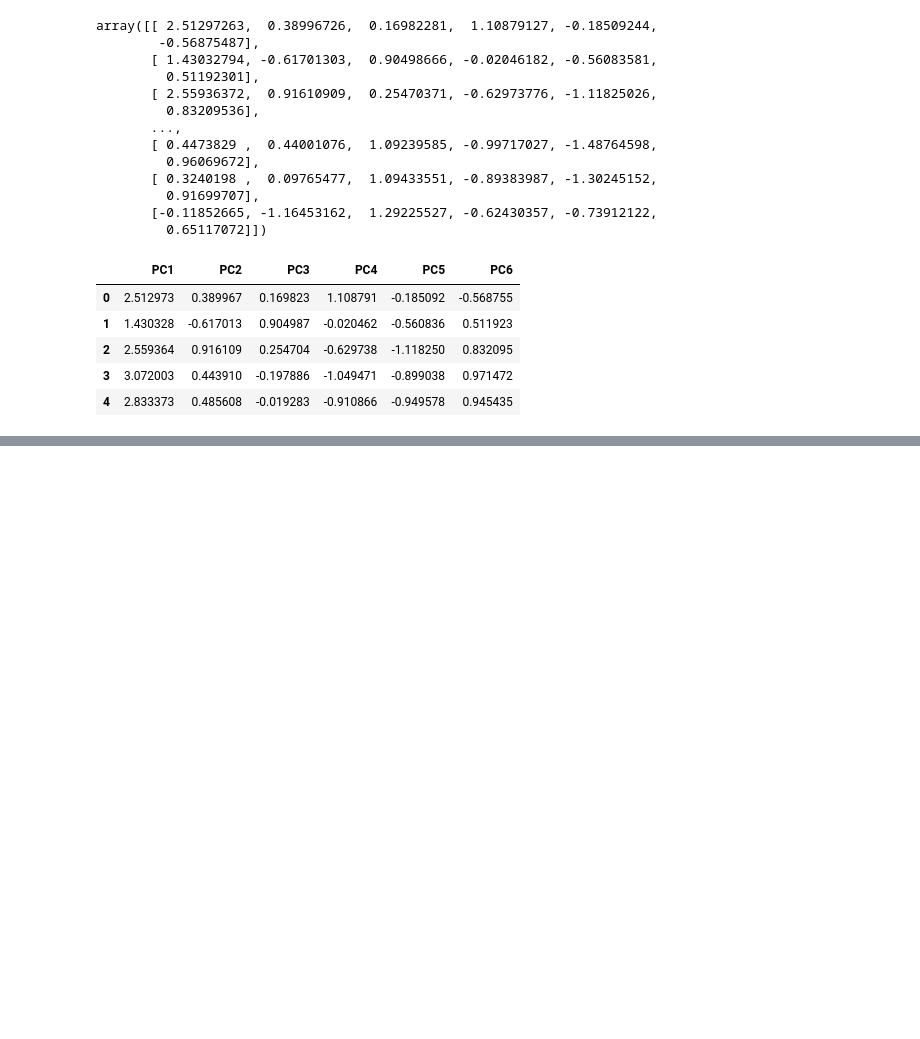
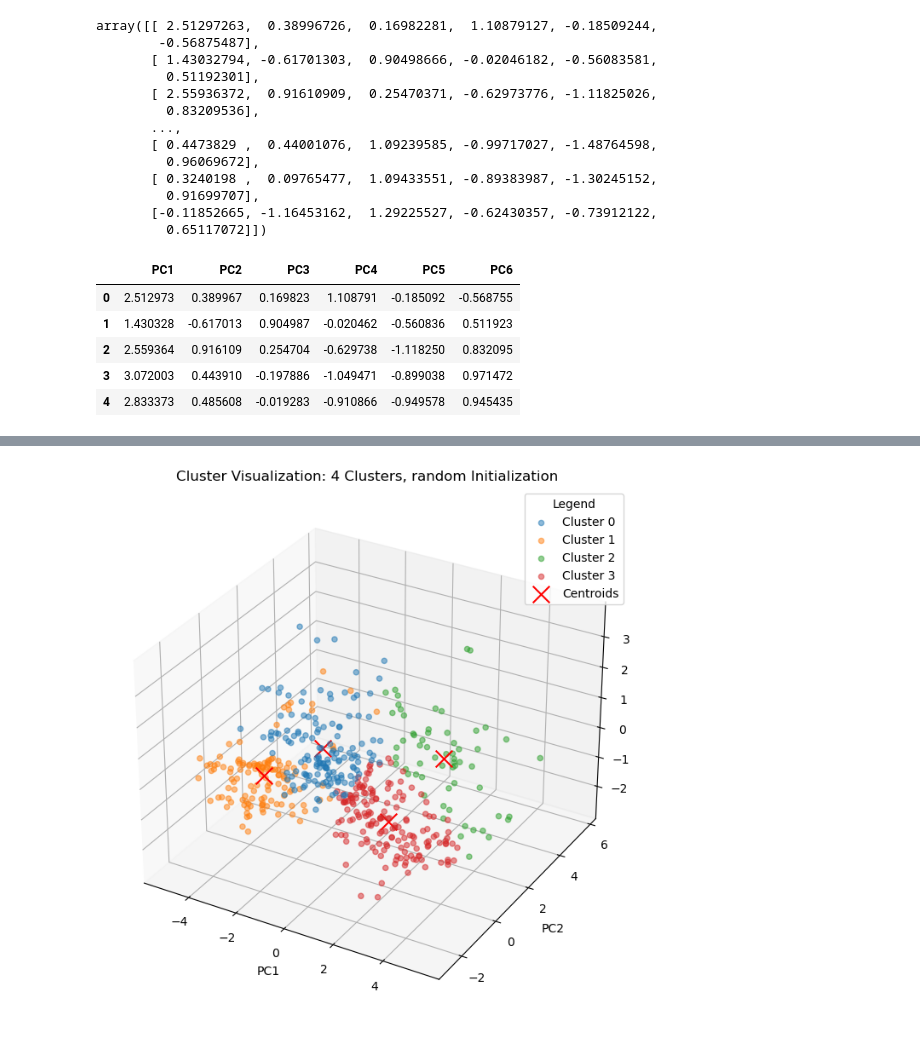
Before and after one commit to jovanailin/k-means, a Jupyter notebook: K-means.ipynb, the cells around one changed output, grey strips where cells are left out. Cells and saved outputs as stored; diff of their text form; code cells hidden in the pictures; blank space fills up the shorter version.

```diff
--- a/K-means.ipynb
+++ b/K-means.ipynb
@@ -358,0 +384,4 @@ plt.show()
+# %%
+plot_kmeans_clusters(data_scaled, k=4, init_method='random')
+# %% [output]
+[figure, added]
```
Also changed, not shown: parts of 10 cells of this notebook.
